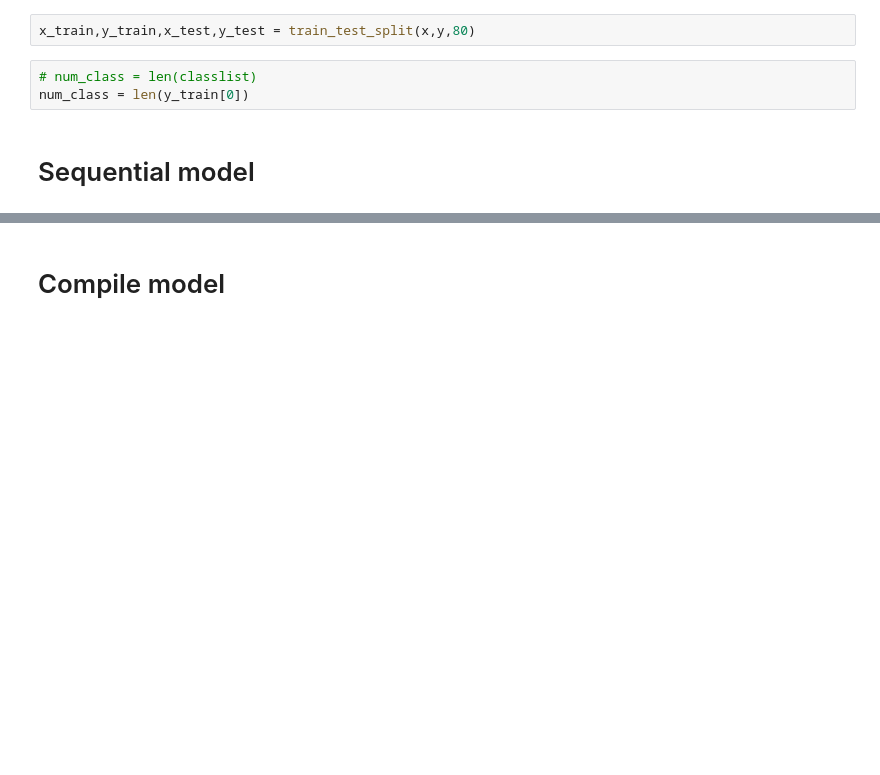
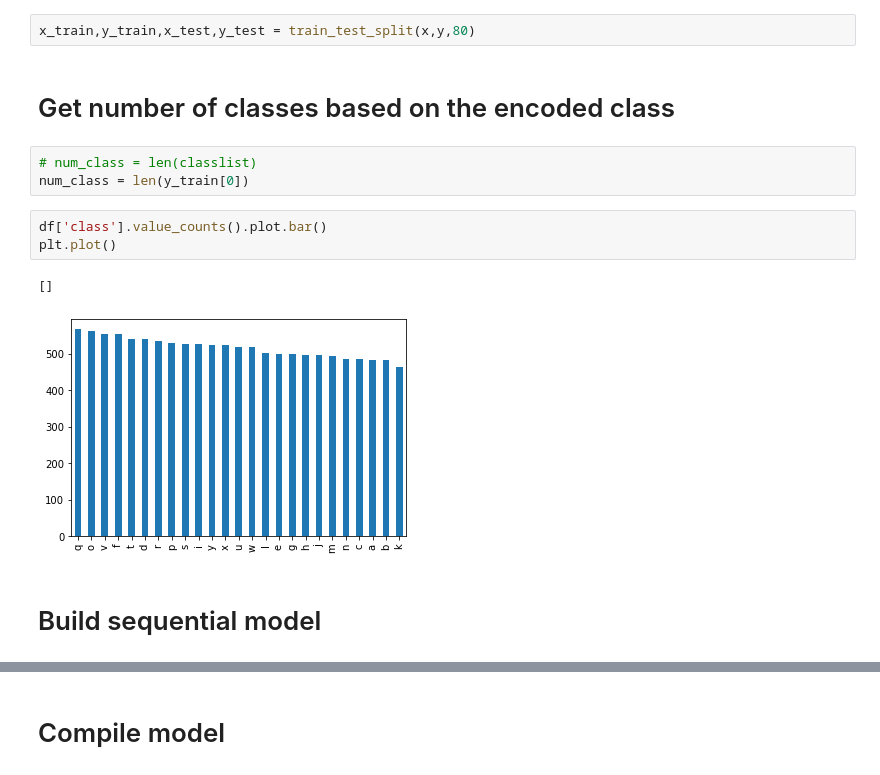
Before and after one commit to Bhinneka-Bangkit-Team/Bhinneka-MachineLearning-Research, a Jupyter notebook: modelMediaPipeDataset.ipynb, the cells around one changed output, grey strips where cells are left out. Saved outputs shown, nothing was run; the diff lists cells and outputs as text; blank space fills up the shorter version.

```diff
--- a/modelMediaPipeDataset.ipynb
+++ b/modelMediaPipeDataset.ipynb
@@ -134,10 +115,18 @@ def train_test_split(x,y,train_percent):
     return x[0:split],y[0:split],x[split:],y[split:]
 # %%
 x_train,y_train,x_test,y_test = train_test_split(x,y,80)
+# %% [markdown]
+# Get number of classes based on the encoded class
 # %%
 # num_class = len(classlist)
 num_class = len(y_train[0])
+# %%
+df['class'].value_counts().plot.bar()
+plt.plot()
+# %% [output]
+[]
+[figure, added]
 # %% [markdown]
-# Sequential model
+# Build sequential model
 # %%
 tf.keras.backend.clear_session()
```
Also changed, not shown: parts of 25 cells of this notebook.
